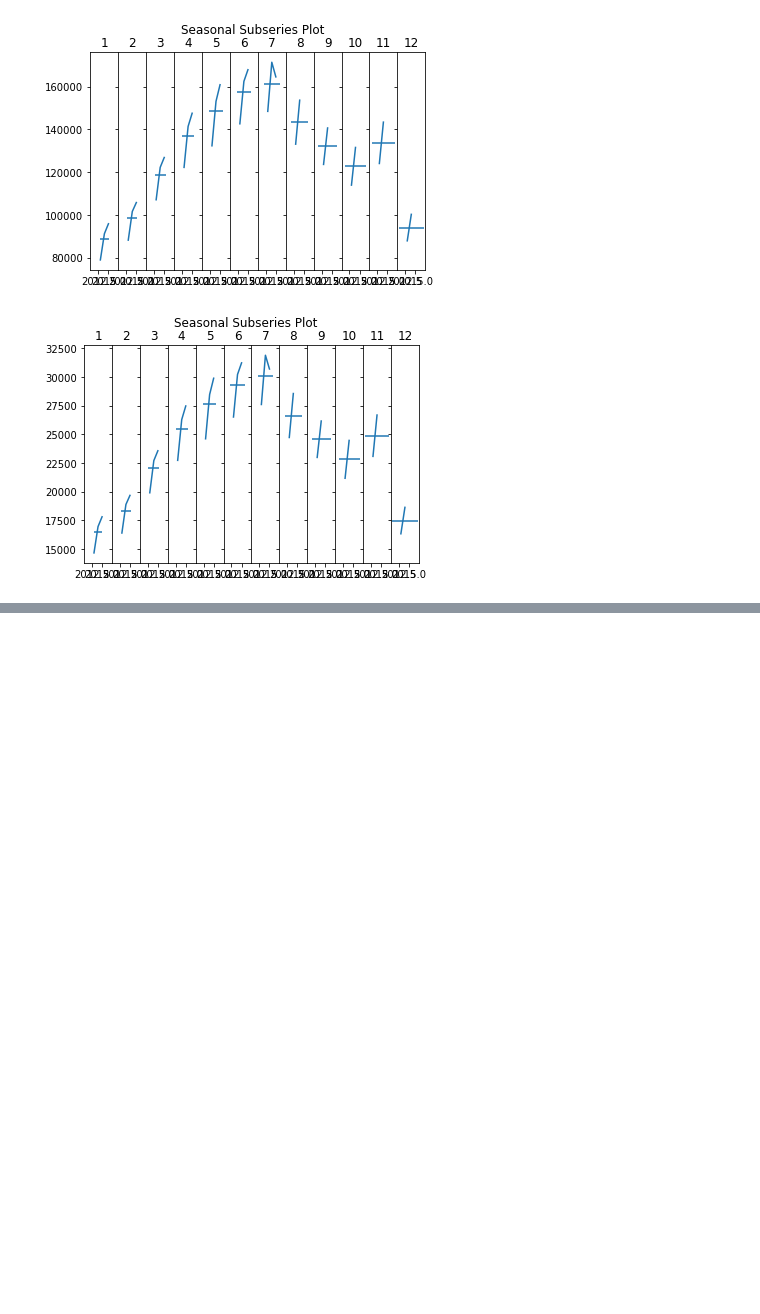
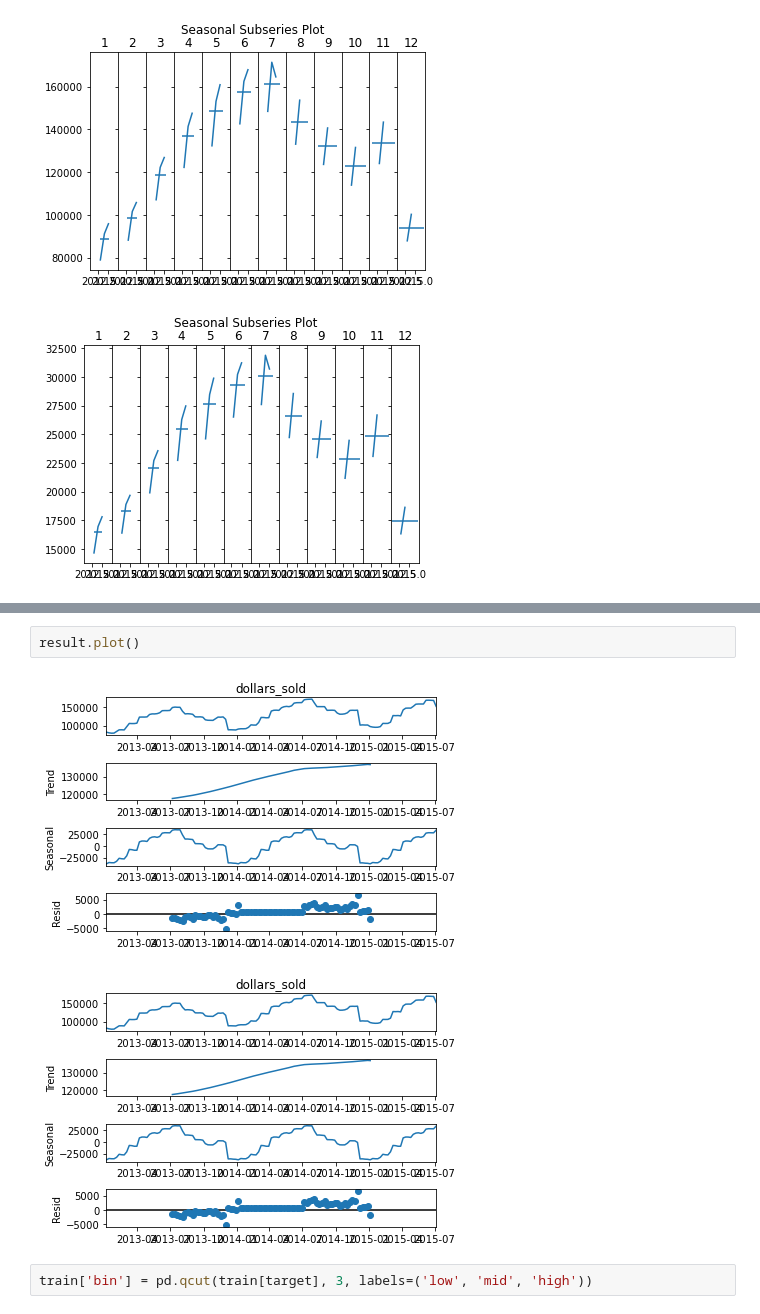
Before and after one commit to bensmith07/time-series-exercises, a Jupyter notebook: explore_notebook.ipynb, the cells around one changed output, grey strips where cells are left out. Cells and saved outputs as stored; diff of their text form; blank space fills up the shorter version.

```diff
--- a/explore_notebook.ipynb
+++ b/explore_notebook.ipynb
@@ -170,0 +218,7 @@ for col in train.columns:
+# %%
+result.plot()
+# %% [output]
+[figure, added]
+[figure, added]
+# %%
+train['bin'] = pd.qcut(train[target], 3, labels=('low', 'mid', 'high'))
```
Also changed, not shown: parts of 13 cells of this notebook.
